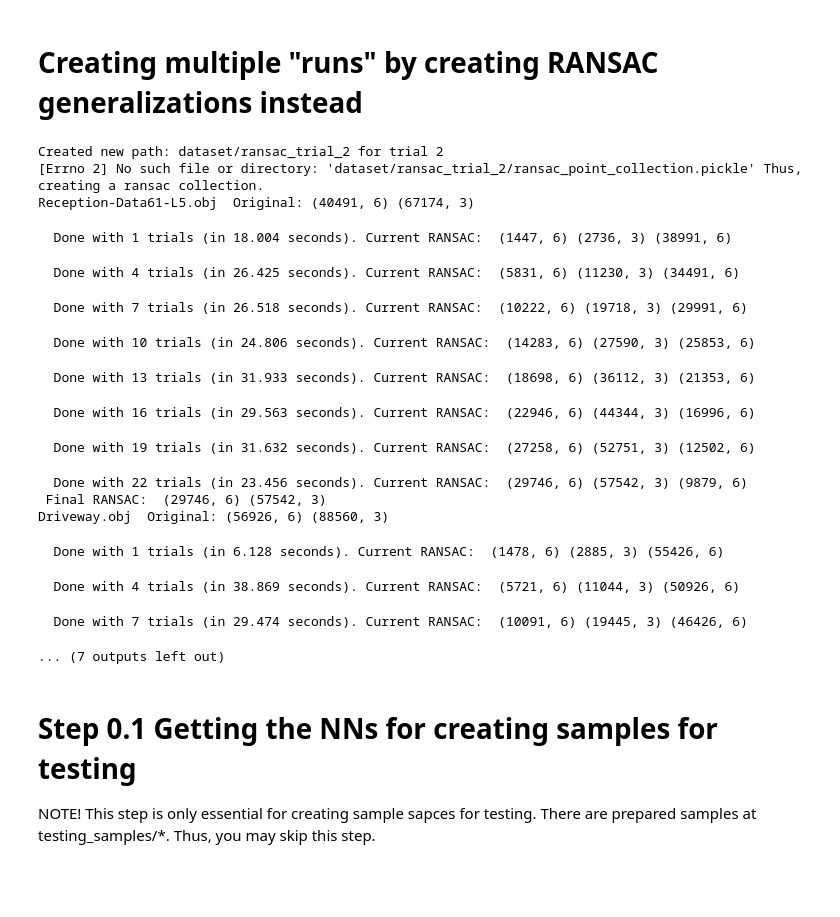
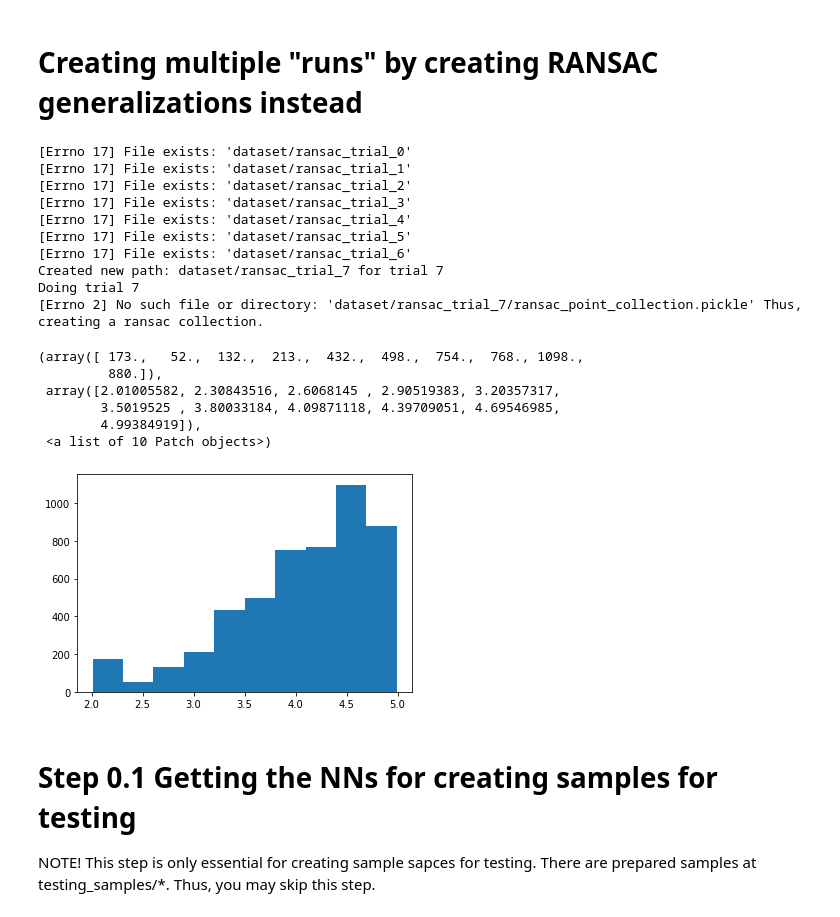
Before and after one commit to phd-jaybie/spatial-privacy-pointnetvlad, a Jupyter notebook: 3D-spatial-privacy-generate-submaps-for-pointnetvlad.ipynb, the cells around one changed output. Drawn from its saved outputs; the diff is of its cells as text; code cells hidden in the pictures; blank space fills up the shorter version.

Commit message:
Creating submaps.

```diff
--- a/3D-spatial-privacy-generate-submaps-for-pointnetvlad.ipynb
+++ b/3D-spatial-privacy-generate-submaps-for-pointnetvlad.ipynb
@@ -228,7 +228,7 @@ def getRansacPointCollection(point_collection, ransac_radius = 1.0, verbose = Fa
 
         if verbose: print(object_name," Original:", pointCloud.shape, triangles.shape)
 
-        while len(remaining_pointcloud) > 0:
+        while len(remaining_pointcloud) > 10:
 
             # Get Partial point cloud only
             partial_pointcloud,  remaining_pointcloud = getPartialPointcloudOnly(
@@ -299,23 +299,25 @@ baseline_path = 'dataset/'
 
 for r_trial in np.arange(RANSAC_trials):
 
-    r_trial += 2
+    #r_trial += 7
 
-    """
+    #"""
     while(True):
-    """
-    trial_path = os.path.join(baseline_path,"ransac_trial_"+str(r_trial))
-    pointcloud_trial_path = os.path.join(trial_path,"pointcloud_4m_0.25overlap")
+    #"""
+        trial_path = os.path.join(baseline_path,"ransac_trial_"+str(r_trial))
+        pointcloud_trial_path = os.path.join(trial_path,"pointcloud_4m_0.25overlap")
 
-    try:
-        os.mkdir(trial_path)
-        os.mkdir(pointcloud_trial_path)
-        print("Created new path:", trial_path, "for trial",r_trial)
-#        break
-    except Exception as ex:
-        print(ex)
-#        r_trial += 1
-        pass
+        try:
+            os.mkdir(trial_path)
+            os.mkdir(pointcloud_trial_path)
+            print("Created new path:", trial_path, "for trial",r_trial)
+            break
+        except Exception as ex:
+            print(ex)
+            r_trial += 1
+            pass
+
+    print("Doing trial", r_trial)
 
     t0 = time.time()
 
@@ -326,7 +328,7 @@ for r_trial in np.arange(RANSAC_trials):
         print("A ransac collection already exists.")
     except Exception as ex:
         print(ex,"Thus, creating a ransac collection.")
-        ransac_trial_point_collection = getRansacPointCollection(new_contiguous_point_collection,2.0, True)
+        ransac_trial_point_collection = getRansacPointCollection(new_contiguous_point_collection,2.0)
 
     print("Done with ransac for RANSAC run {} in {:.3f} seconds".format(r_trial,time.time()-t0))
 
@@ -410,6 +412,9 @@ for r_trial in np.arange(RANSAC_trials):
         distances, indices = nbrs.kneighbors([[northing, easting, 0]])
         submap_pointcloud = ransac_combined_point_collection[indices[0,np.where(distances[0,:]<=2.0)[0]]]
 
+        if len(submap_pointcloud) == 0:
+            continue
+
         # Centering and rescaling
         submap_pointcloud = (submap_pointcloud - np.mean(submap_pointcloud, axis = 0))/2
 
@@ -420,7 +425,7 @@ for r_trial in np.arange(RANSAC_trials):
             additional_pointcloud = submap_pointcloud[np.random.choice(len(submap_pointcloud),1024-len(submap_pointcloud))]
             additional_pointcloud = additional_pointcloud + np.random.normal(0,0.05,additional_pointcloud.shape)
             submap_pointcloud = np.concatenate((submap_pointcloud,additional_pointcloud),axis = 0)
-        elif len(submap_pointcloud) < 1024 and len(submap_pointcloud) < 512 :
+        elif len(submap_pointcloud) < 512 :
             #print(i,submap_pointcloud.shape)
             additional_pointcloud = submap_pointcloud[np.random.choice(len(submap_pointcloud),1024-len(submap_pointcloud), True)]
             additional_pointcloud = additional_pointcloud + np.random.normal(0,0.05,additional_pointcloud.shape)
@@ -442,23 +447,26 @@ for r_trial in np.arange(RANSAC_trials):
 
     csvfile.close()
 # %% [output]
-Created new path: dataset/ransac_trial_2 for trial 2
-[Errno 2] No such file or directory: 'dataset/ransac_trial_2/ransac_point_collection.pickle' Thus, creating a ransac collection.
-Reception-Data61-L5.obj  Original: (40491, 6) (67174, 3)
+[Errno 17] File exists: 'dataset/ransac_trial_0'
+[Errno 17] File exists: 'dataset/ransac_trial_1'
+[Errno 17] File exists: 'dataset/ransac_trial_2'
+[Errno 17] File exists: 'dataset/ransac_trial_3'
+[Errno 17] File exists: 'dataset/ransac_trial_4'
+[Errno 17] File exists: 'dataset/ransac_trial_5'
+[Errno 17] File exists: 'dataset/ransac_trial_6'
+Created new path: dataset/ransac_trial_7 for trial 7
+Doing trial 7
+[Errno 2] No such file or directory: 'dataset/ransac_trial_7/ransac_point_collection.pickle' Thus, creating a ransac collection.
-  Done with 1 trials (in 18.004 seconds). Current RANSAC:  (1447, 6) (2736, 3) (38991, 6)
-  Done with 4 trials (in 26.425 seconds). Current RANSAC:  (5831, 6) (11230, 3) (34491, 6)
-  Done with 7 trials (in 26.518 seconds). Current RANSAC:  (10222, 6) (19718, 3) (29991, 6)
-  Done with 10 trials (in 24.806 seconds). Current RANSAC:  (14283, 6) (27590, 3) (25853, 6)
-  Done with 13 trials (in 31.933 seconds). Current RANSAC:  (18698, 6) (36112, 3) (21353, 6)
-  Done with 16 trials (in 29.563 seconds). Current RANSAC:  (22946, 6) (44344, 3) (16996, 6)
-  Done with 19 trials (in 31.632 seconds). Current RANSAC:  (27258, 6) (52751, 3) (12502, 6)
-  Done with 22 trials (in 23.456 seconds). Current RANSAC:  (29746, 6) (57542, 3) (9879, 6)
- Final RANSAC:  (29746, 6) (57542, 3)
-Driveway.obj  Original: (56926, 6) (88560, 3)
-  Done with 1 trials (in 6.128 seconds). Current RANSAC:  (1478, 6) (2885, 3) (55426, 6)
-  Done with 4 trials (in 38.869 seconds). Current RANSAC:  (5721, 6) (11044, 3) (50926, 6)
-  Done with 7 trials (in 29.474 seconds). Current RANSAC:  (10091, 6) (19445, 3) (46426, 6)
-... (7 outputs left out)
+# %%
+plt.hist(distances[0])
+# %% [output]
+(array([ 173.,   52.,  132.,  213.,  432.,  498.,  754.,  768., 1098.,
+         880.]),
+ array([2.01005582, 2.30843516, 2.6068145 , 2.90519383, 3.20357317,
+        3.5019525 , 3.80033184, 4.09871118, 4.39709051, 4.69546985,
+        4.99384919]),
+ <a list of 10 Patch objects>)
+[figure, added]
 # %% [markdown]
 # Step 0.1 Getting the NNs for creating samples for testing
 
```
